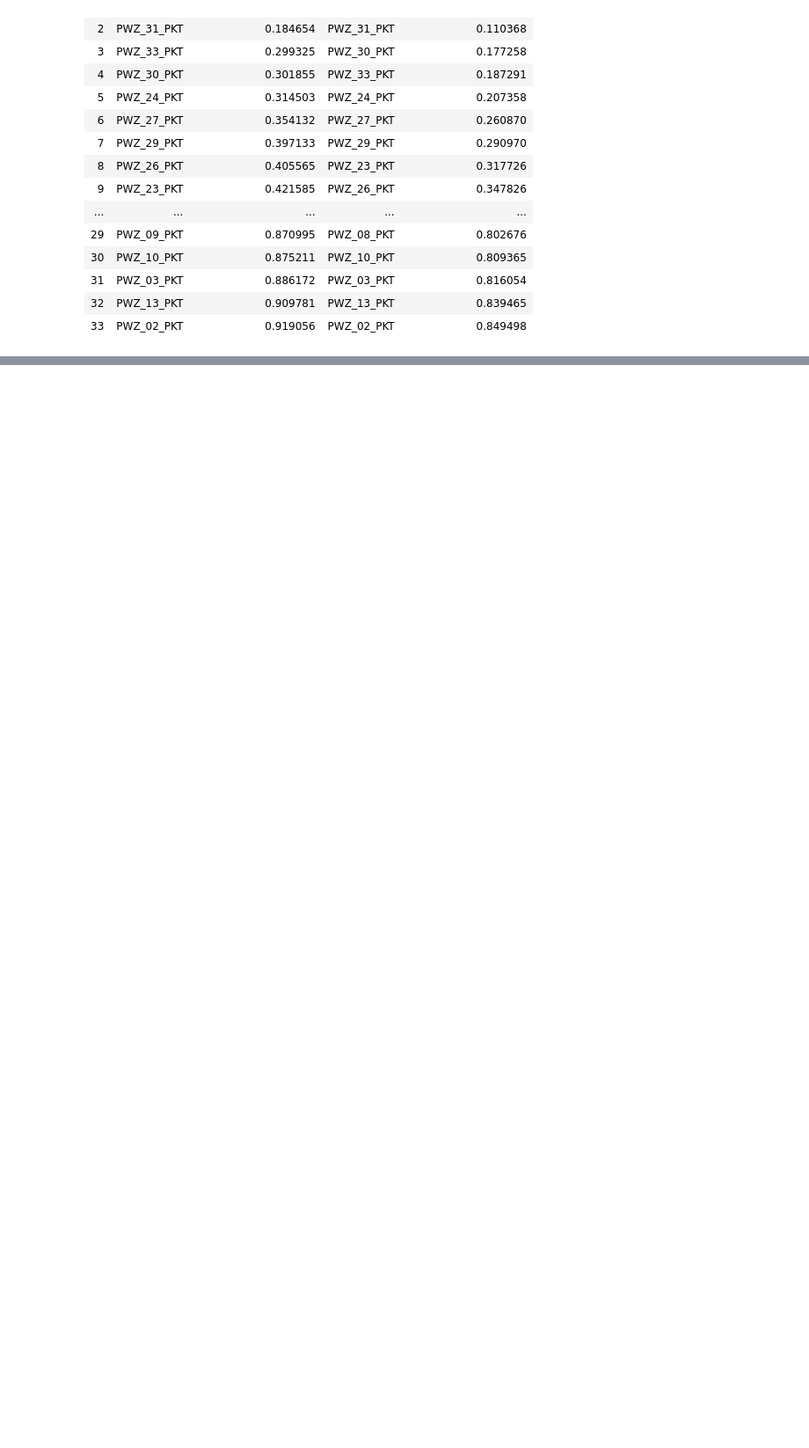
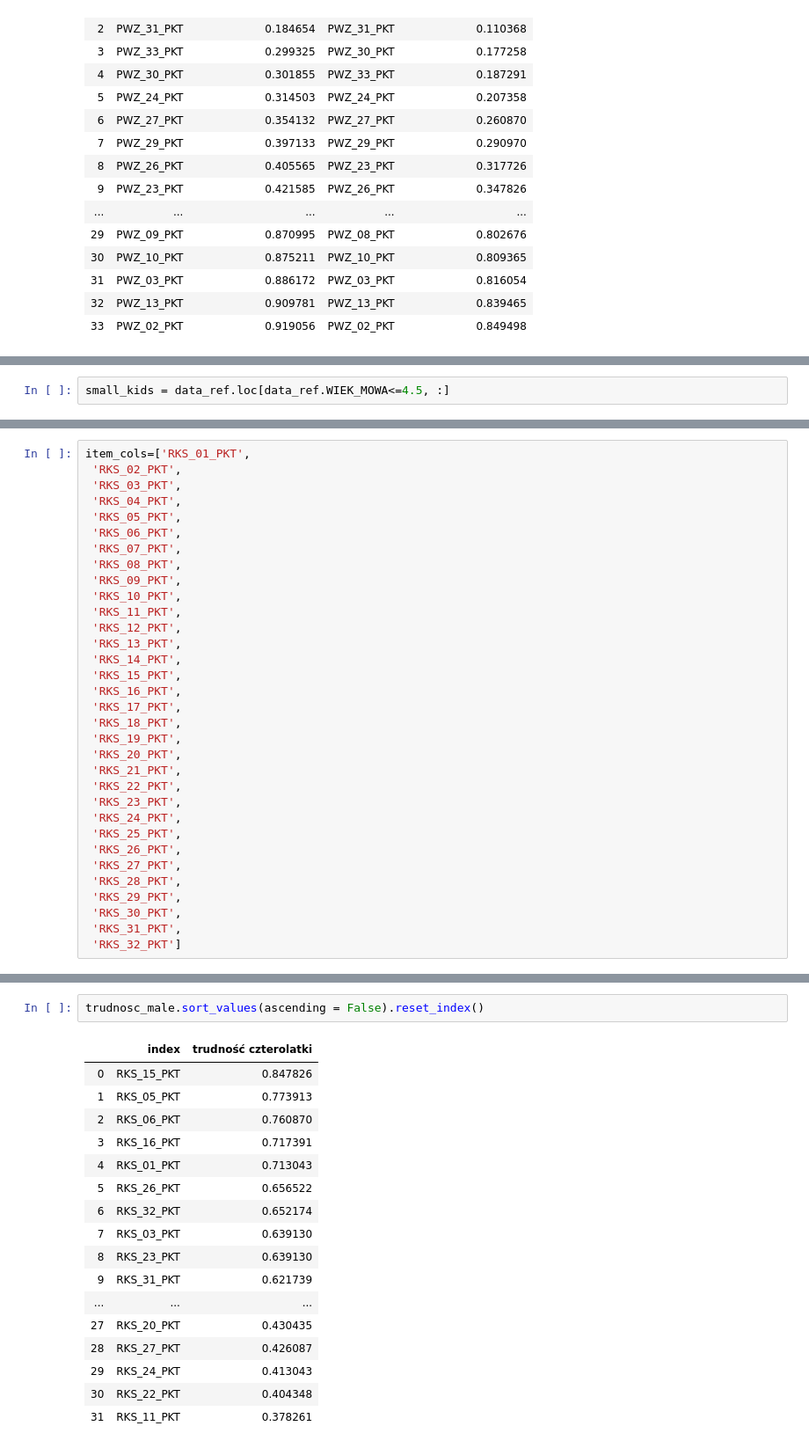
Before and after one commit to so-sonia/StarWords, a Jupyter notebook: analiza_srt.ipynb, the cells around one changed output, grey strips where cells are left out. Shown at 88% size. Drawn from its saved outputs; the diff is of its cells as text; blank space fills up the shorter version.

```diff
--- a/analiza_srt.ipynb
+++ b/analiza_srt.ipynb
@@ -456,0 +538,2 @@ pd.concat([trudnosc_male.reset_index(), trudnosc_male2.reset_index()], axis =1)
+# %%
+small_kids = data_ref.loc[data_ref.WIEK_MOWA<=4.5, :]
@@ -456,0 +544,33 @@ pd.concat([trudnosc_male.reset_index(), trudnosc_male2.reset_index()], axis =1)
+# %%
+item_cols=['RKS_01_PKT',
+ 'RKS_02_PKT',
+ 'RKS_03_PKT',
+ 'RKS_04_PKT',
+ 'RKS_05_PKT',
+ 'RKS_06_PKT',
+ 'RKS_07_PKT',
+ 'RKS_08_PKT',
+ 'RKS_09_PKT',
+ 'RKS_10_PKT',
+ 'RKS_11_PKT',
+ 'RKS_12_PKT',
+ 'RKS_13_PKT',
+ 'RKS_14_PKT',
+ 'RKS_15_PKT',
+ 'RKS_16_PKT',
+ 'RKS_17_PKT',
+ 'RKS_18_PKT',
+ 'RKS_19_PKT',
+ 'RKS_20_PKT',
+ 'RKS_21_PKT',
+ 'RKS_22_PKT',
+ 'RKS_23_PKT',
+ 'RKS_24_PKT',
+ 'RKS_25_PKT',
+ 'RKS_26_PKT',
+ 'RKS_27_PKT',
+ 'RKS_28_PKT',
+ 'RKS_29_PKT',
+ 'RKS_30_PKT',
+ 'RKS_31_PKT',
+ 'RKS_32_PKT']
@@ -456,0 +613,20 @@ pd.concat([trudnosc_male.reset_index(), trudnosc_male2.reset_index()], axis =1)
+# %%
+trudnosc_male.sort_values(ascending = False).reset_index()
+# %% [output]
+|  | index | trudność czterolatki |
+| 0 | RKS_15_PKT | 0.847826 |
+| 1 | RKS_05_PKT | 0.773913 |
+| 2 | RKS_06_PKT | 0.760870 |
+| 3 | RKS_16_PKT | 0.717391 |
+| 4 | RKS_01_PKT | 0.713043 |
+| 5 | RKS_26_PKT | 0.656522 |
+| 6 | RKS_32_PKT | 0.652174 |
+| 7 | RKS_03_PKT | 0.639130 |
+| 8 | RKS_23_PKT | 0.639130 |
+| 9 | RKS_31_PKT | 0.621739 |
+| ... | ... | ... |
+| 27 | RKS_20_PKT | 0.430435 |
+| 28 | RKS_27_PKT | 0.426087 |
+| 29 | RKS_24_PKT | 0.413043 |
+| 30 | RKS_22_PKT | 0.404348 |
+| 31 | RKS_11_PKT | 0.378261 |
```
Also changed, not shown: parts of 29 cells of this notebook.
